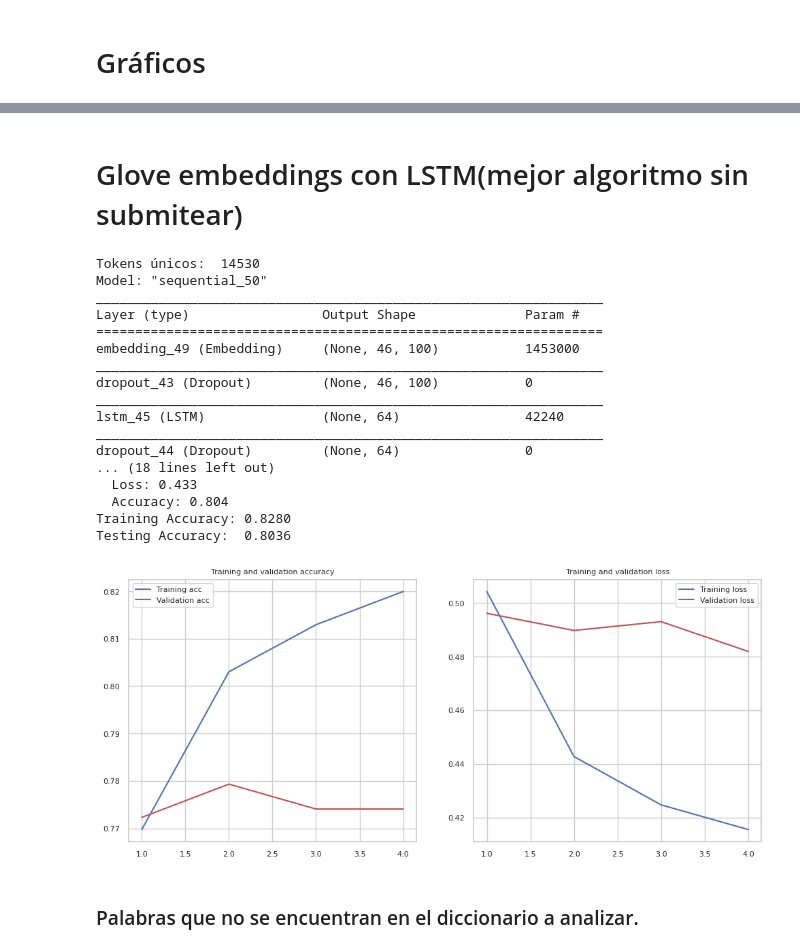
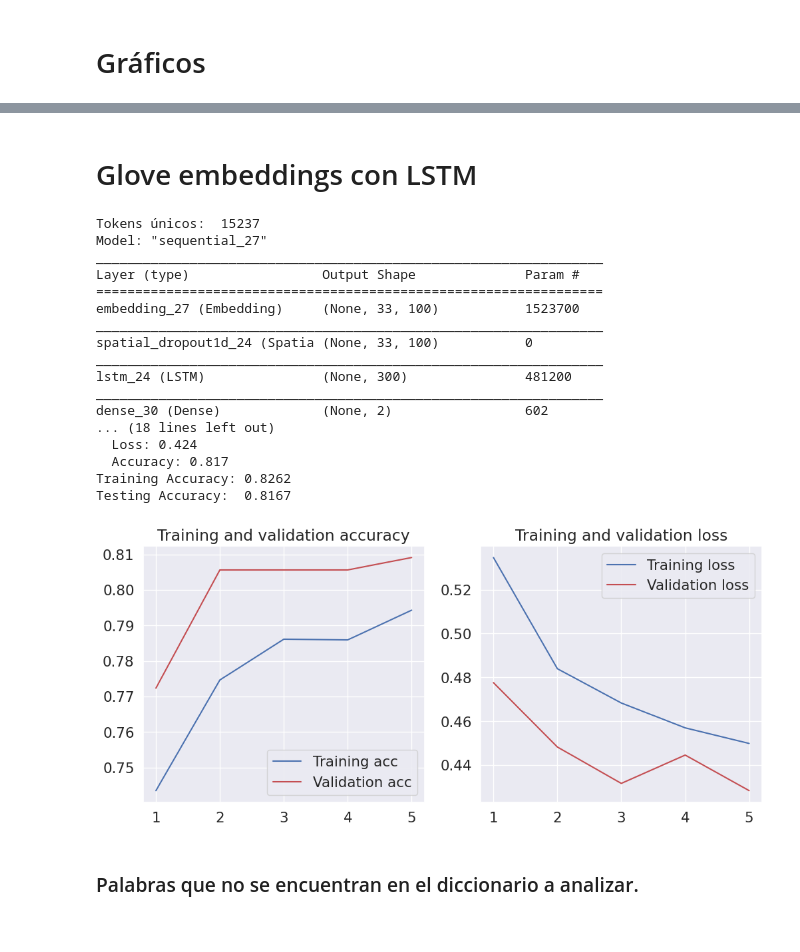
Before and after one commit to delpinor/datos7506, a Jupyter notebook: TP2 - ML.ipynb, the cells around one changed output, grey strips where cells are left out. Cells and saved outputs as stored; diff of their text form; code cells hidden in the pictures.

Commit message:
Mejora usando Embeddings de Glove. Faltaria probar con vectores de word2vec

```diff
--- a/TP2 - ML.ipynb
+++ b/TP2 - ML.ipynb
@@ -569,7 +672,7 @@ def formato_inicial(df):
 
 train_df = pd.read_csv('data/train.csv', encoding='utf-8')
 test_df = pd.read_csv('data/test.csv', encoding='utf-8')
-train_df = train_df.sample(frac=1)
+#train_df = train_df.sample(frac=1)
 formato_inicial(train_df)
 formato_inicial(test_df)
 # %%
@@ -677,11 +874,11 @@ Epoch 2/2
 # %% [markdown]
-# Glove embeddings con LSTM(mejor algoritmo sin submitear)
+# Glove embeddings con LSTM
 # %%
 # Cantidad máxima de palabras en text_clean
 MAX_SEQUENCE_LENGTH = train_df['text_clean'].str.split().str.len().max() + 1
 
 #Maximo de palabras
-MAX_NB_WORDS = 50000
+MAX_NUM_WORDS = 50000
 
 # Matriz de salida
 EMBEDDING_DIM = 100
@@ -702,7 +899,7 @@ X = tokenizer.texts_to_sequences(X.values)
 X = pad_sequences(X, maxlen=MAX_SEQUENCE_LENGTH)
 y = pd.get_dummies(y).values
 
-
+#https://nlp.stanford.edu/projects/glove/
 EMBEDDING_FILE = 'data/glove.6B.100d.txt'
 #EMBEDDING_FILE = 'data/glove.twitter.27B.100d.txt'
 def get_coefs(word,*arr):
@@ -725,55 +922,50 @@ for word, index in tokenizer.word_index.items():
 X_train, X_test, y_train, y_test = train_test_split(X,y, test_size = 0.25, random_state = 42)
 
 model = Sequential()
 model.add(Embedding(vocab_size, EMBEDDING_DIM, input_length=MAX_SEQUENCE_LENGTH,
                     weights=[embedding_matrix], trainable=False))
-model.add(Dropout(0.2))
-#model.add(SpatialDropout1D(0.2))
-#model.add(Conv1D(64, 5, activation='sigmoid'))
-#model.add(MaxPooling1D(pool_size=4))
-model.add(LSTM(64))
-model.add(Dropout(0.3))
-model.add(Dense(2, activation='sigmoid'))
-model.compile(loss='binary_crossentropy', optimizer='adam', metrics=['accuracy'])
-
+model.add(layers.SpatialDropout1D(0.3))
+model.add(layers.LSTM(300, dropout=0.2, recurrent_dropout=0.2))
+model.add(layers.Dense(2, activation='sigmoid'))
+model.compile(loss='categorical_crossentropy', optimizer='adam', metrics=['accuracy'])
 print(model.summary())
 
 
-epochs = 4
+epochs = 5
 
-batch_size = 20
+batch_size = 32
 
 history = model.fit(X_train, y_train, epochs=epochs, batch_size=batch_size,
                     validation_split=VALIDATION_SPLIT,callbacks=[EarlyStopping(monitor='val_loss',
                     patience=3, min_delta=0.0001)])
 
 accr = model.evaluate(X_test,y_test)
 print('Test set\n  Loss: {:0.3f}\n  Accuracy: {:0.3f}'.format(accr[0],accr[1]))
 
 loss, accuracy = model.evaluate(X_train, y_train, verbose=False)
 print("Training Accuracy: {:.4f}".format(accuracy))
 loss, accuracy = model.evaluate(X_test, y_test, verbose=False)
 print("Testing Accuracy:  {:.4f}".format(accuracy))
 plot_history(history)
 # %% [output]
-Tokens únicos:  14530
-Model: "sequential_50"
+Tokens únicos:  15237
+Model: "sequential_27"
 _________________________________________________________________
 Layer (type)                 Output Shape              Param #
 =================================================================
-embedding_49 (Embedding)     (None, 46, 100)           1453000
+embedding_27 (Embedding)     (None, 33, 100)           1523700
 _________________________________________________________________
-dropout_43 (Dropout)         (None, 46, 100)           0
+spatial_dropout1d_24 (Spatia (None, 33, 100)           0
 _________________________________________________________________
-lstm_45 (LSTM)               (None, 64)                42240
+lstm_24 (LSTM)               (None, 300)               481200
 _________________________________________________________________
-dropout_44 (Dropout)         (None, 64)                0
+dense_30 (Dense)             (None, 2)                 602
 ... (18 lines left out)
-  Loss: 0.433
-  Accuracy: 0.804
-Training Accuracy: 0.8280
-Testing Accuracy:  0.8036
+  Loss: 0.424
+  Accuracy: 0.817
+Training Accuracy: 0.8262
+Testing Accuracy:  0.8167
-[figure, old version]
+[figure, new version]
 # %% [markdown]
 ### Palabras que no se encuentran en el diccionario a analizar.
 # %%
```
Also changed, not shown: parts of 10 cells of this notebook, 1 other file.
